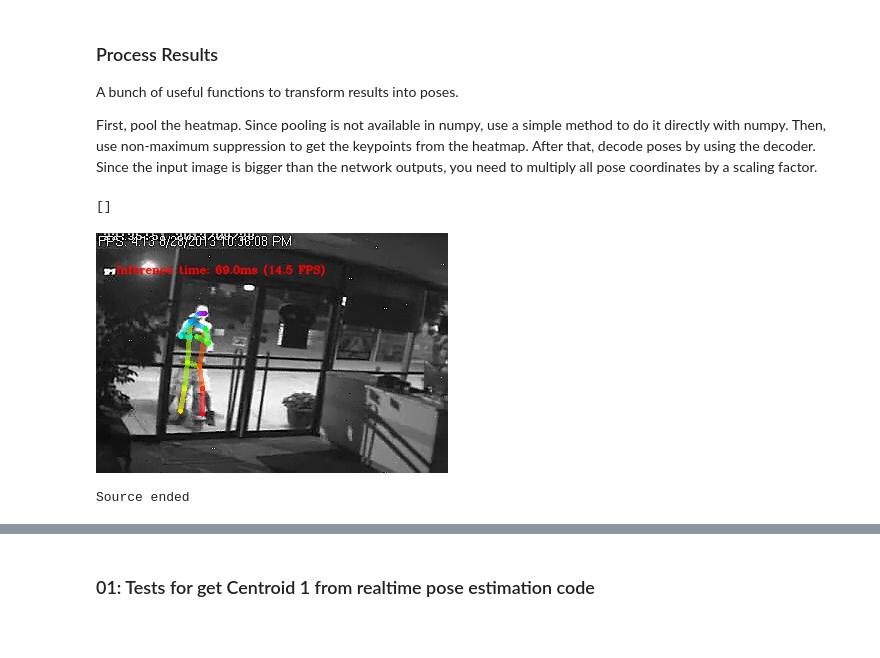
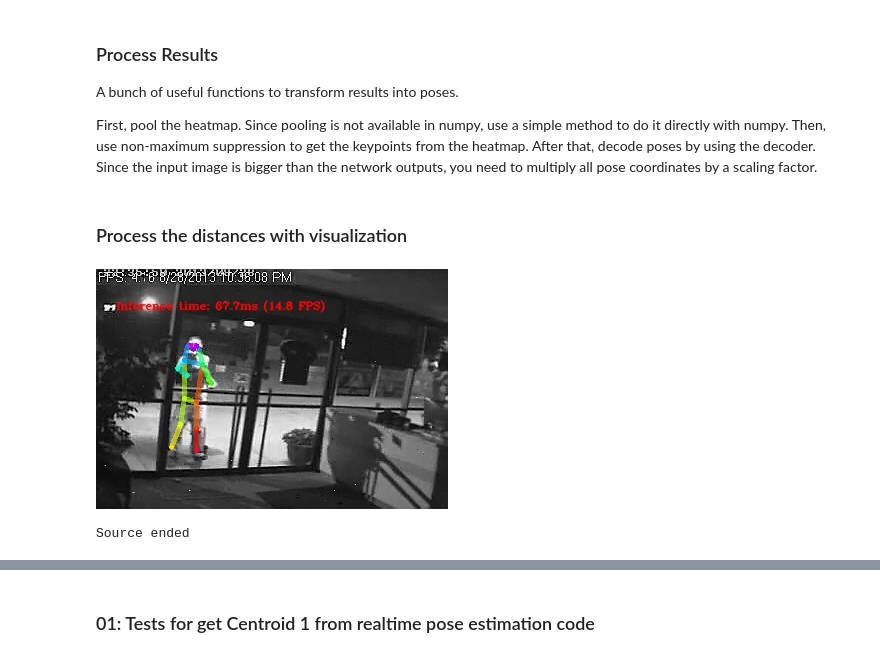
Before and after one commit to mateusememe/find-the-fight, a Jupyter notebook: 402-pose-estimation-centroid-tests.ipynb, the cells around one changed output, grey strips where cells are left out. Drawn from its saved outputs; the diff is of its cells as text; code cells hidden in the pictures.

```diff
--- a/402-pose-estimation-centroid-tests.ipynb
+++ b/402-pose-estimation-centroid-tests.ipynb
@@ -174,34 +174,32 @@ def process_results(img, pafs, heatmaps):
     # Multiply coordinates by a scaling factor.
     poses[:, :, :2] *= output_scale
     return poses, scores, distances
-# %%
-non_violence_video_paths
-# %% [output]
-[]
+# %% [markdown]
+### Process the distances with visualization
 # %%
 import csv
 from glob import glob
 
 non_violence_video_paths = glob("./datasets/fight-detection-surv-dataset/nonViolence/*.mp4")
 violence_video_paths = glob("./datasets/fight-detection-surv-dataset/violence/*.mp4")
 
 header = ["filename", "frame", "humans_detected", "human_pair", "distance"]
 
-results_file = open('distances_results_fight_surv_dataset_v2_with_filters.csv', 'w', encoding='UTF8')
+results_file = open('distances_results_fight_surv_dataset_v4_with_filters.csv', 'w', encoding='UTF8')
 writer = csv.writer(results_file)
 
 # write the header
 writer.writerow(header)
 
 all_videos = violence_video_paths
 
 for video_file in all_videos:
   run_pose_estimation(writer, video_file, flip=False, use_popup=False, skip_first_frames=0)
 
 # closing the file
 results_file.close()
 # %% [output]
-[figure, old version]
+[figure, new version]
 Source ended
 # %%
 # video_file = "https://github.com/mamonraab/Real-Time-Violence-Detection-in-Video-/blob/master/hospital.mp4?raw=true"
```
Also changed, not shown: parts of 26 cells of this notebook, 8 other files.
